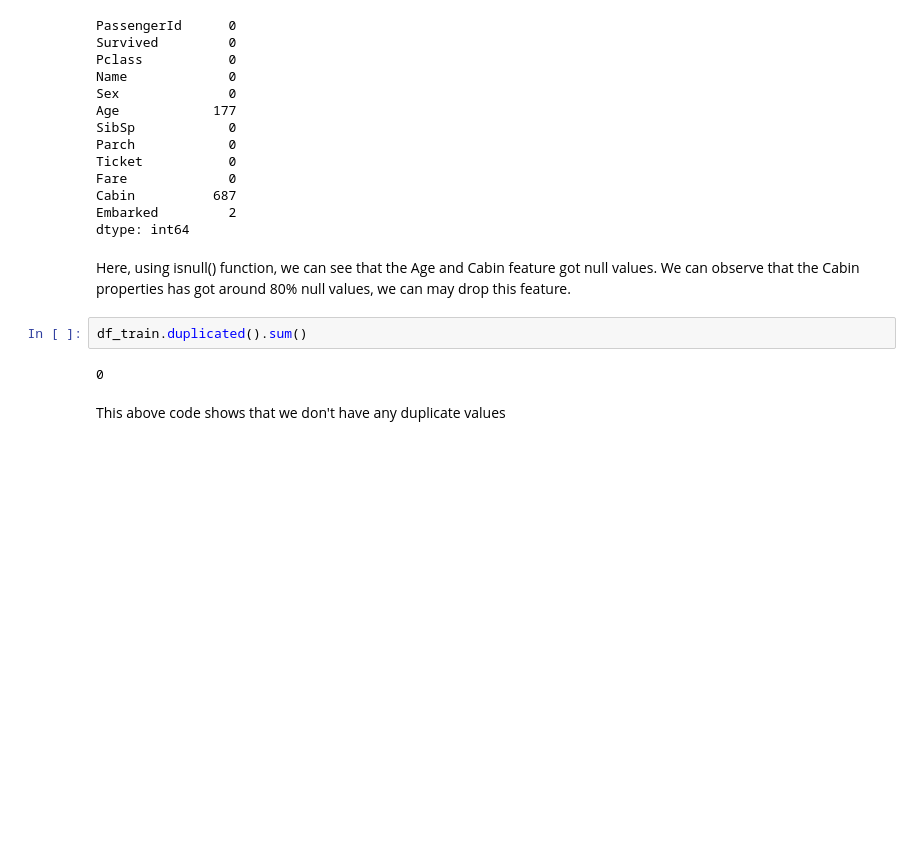
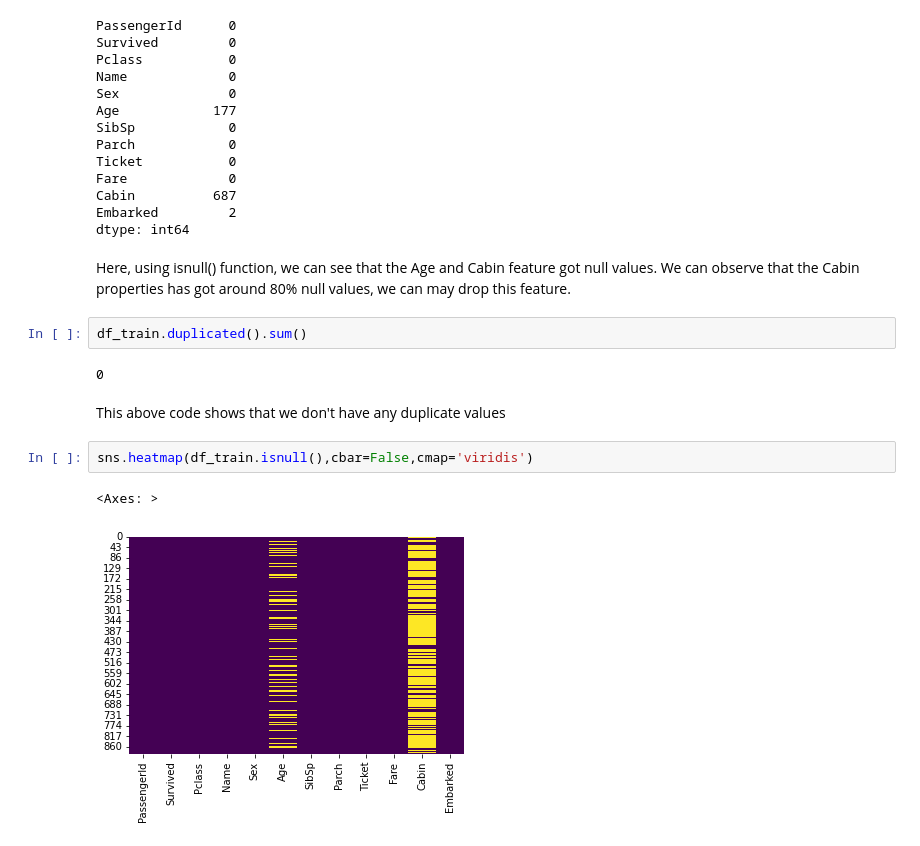
Before and after one commit to niteshpantha/titanic_data, a Jupyter notebook: titanic_analysis.ipynb, the cells around one changed output. Drawn from its saved outputs; the diff is of its cells as text; blank space fills up the shorter version.

```diff
--- a/titanic_analysis.ipynb
+++ b/titanic_analysis.ipynb
@@ -65,3 +67,8 @@ df_train.duplicated().sum()
 0
 # %% [markdown]
 This above code shows that we don't have any duplicate values
+# %%
+sns.heatmap(df_train.isnull(),cbar=False,cmap='viridis')
+# %% [output]
+<Axes: >
+[figure, added]
```
Also changed, not shown: parts of 13 cells of this notebook.
